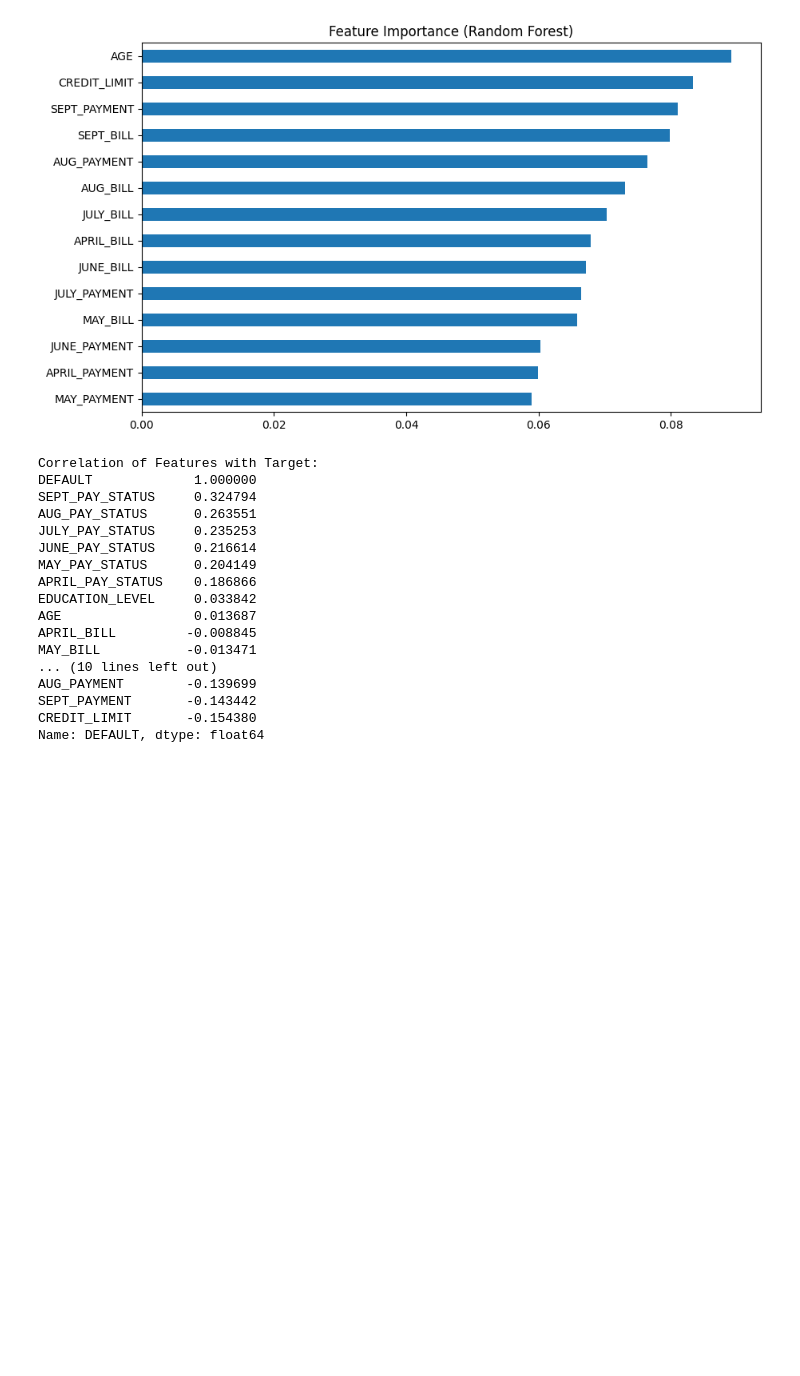
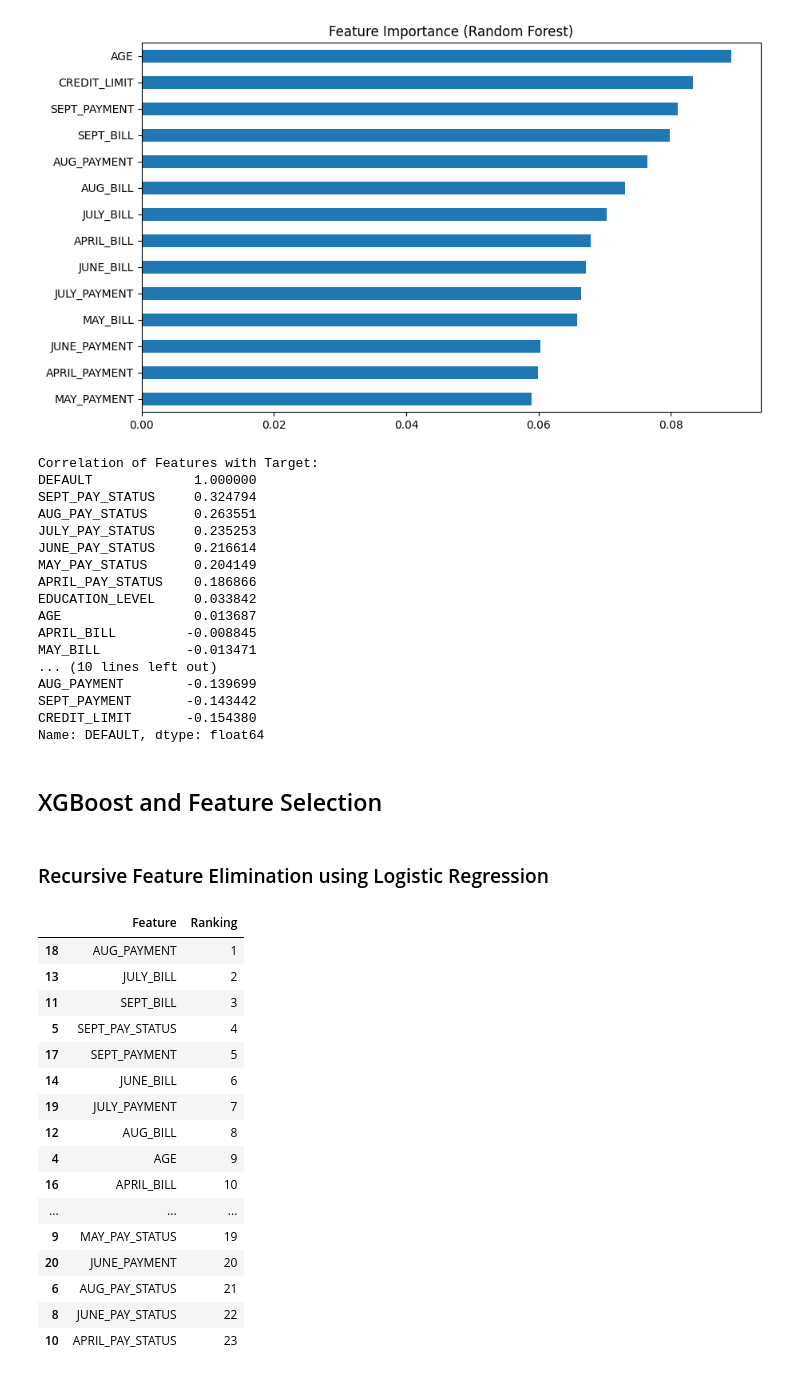
Before and after one commit to DatasanAli/AAI-501-Grp1, a Jupyter notebook: notebooks/cc-default-prediction.ipynb, the cells around one changed output. Cells and saved outputs as stored; diff of their text form; code cells hidden in the pictures; blank space fills up the shorter version.

```diff
--- a/notebooks/cc-default-prediction.ipynb
+++ b/notebooks/cc-default-prediction.ipynb
@@ -409,3 +409,39 @@ AUG_PAYMENT        -0.139699
 SEPT_PAYMENT       -0.143442
 CREDIT_LIMIT       -0.154380
 Name: DEFAULT, dtype: float64
+# %% [markdown]
+## XGBoost and Feature Selection
+# %% [markdown]
+### Recursive Feature Elimination using Logistic Regression
+# %%
+from sklearn.feature_selection import RFE
+from sklearn.linear_model import LogisticRegression
+
+logistic_model = LogisticRegression(max_iter=1000, random_state=42)
+rfe_logistic = RFE(estimator=logistic_model, n_features_to_select=1, step=1)
+fit_logistic = rfe_logistic.fit(features, targets.values.ravel())
+
+all_features_ranking = pd.DataFrame({
+    'Feature': features.columns,
+    'Ranking': fit_logistic.ranking_,
+}).sort_values(by='Ranking')
+
+all_features_ranking
+# %% [output]
+|  | Feature | Ranking |
+| 18 | AUG_PAYMENT | 1 |
+| 13 | JULY_BILL | 2 |
+| 11 | SEPT_BILL | 3 |
+| 5 | SEPT_PAY_STATUS | 4 |
+| 17 | SEPT_PAYMENT | 5 |
+| 14 | JUNE_BILL | 6 |
+| 19 | JULY_PAYMENT | 7 |
+| 12 | AUG_BILL | 8 |
+| 4 | AGE | 9 |
+| 16 | APRIL_BILL | 10 |
+| ... | ... | ... |
+| 9 | MAY_PAY_STATUS | 19 |
+| 20 | JUNE_PAYMENT | 20 |
+| 6 | AUG_PAY_STATUS | 21 |
+| 8 | JUNE_PAY_STATUS | 22 |
+| 10 | APRIL_PAY_STATUS | 23 |
```
Also changed, not shown: parts of 4 cells of this notebook.
